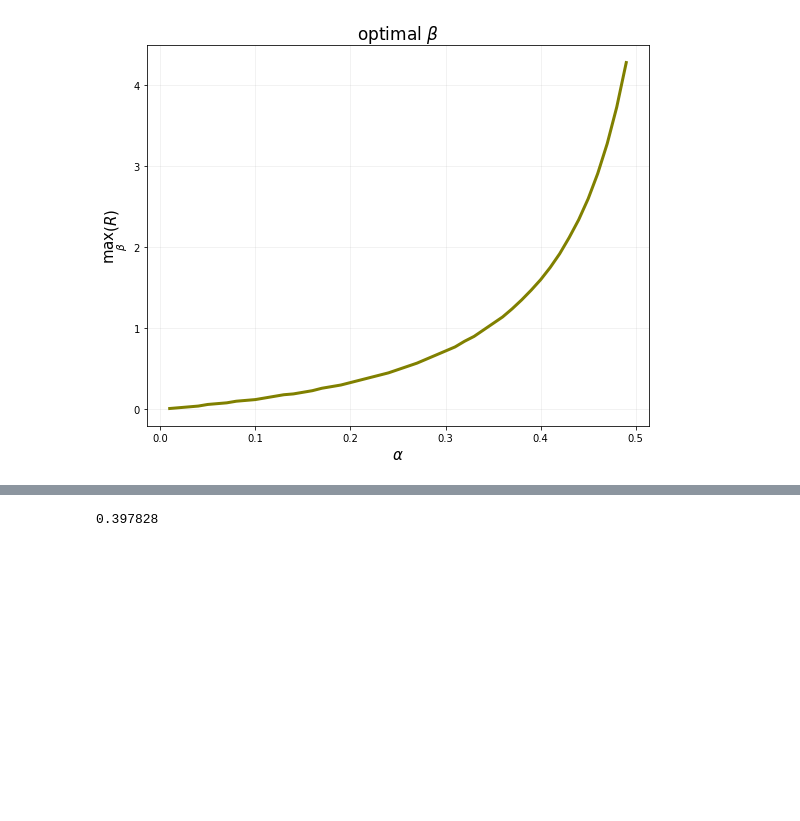
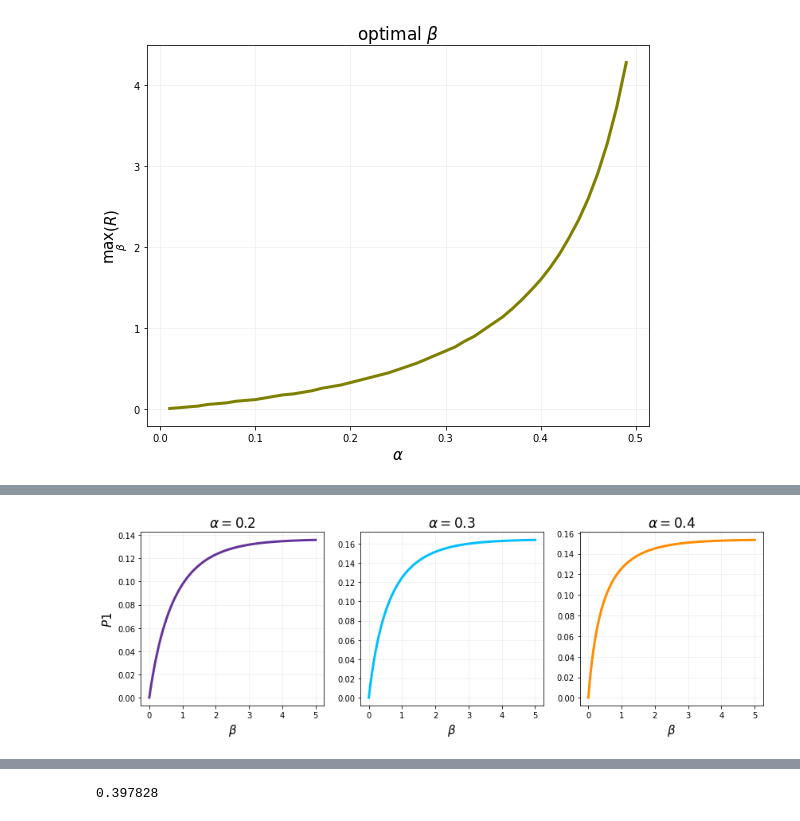
Before and after one commit to michaelneuder/opportunistic-mining, a Jupyter notebook: fusion-mining.ipynb, the cells around one changed output, grey strips where cells are left out. Drawn from its saved outputs; the diff is of its cells as text; code cells hidden in the pictures; blank space fills up the shorter version.

```diff
--- a/fusion-mining.ipynb
+++ b/fusion-mining.ipynb
@@ -85,0 +115,45 @@ plt.show()
+# %%
+# adding our rewards
+def calcP1(a, b):
+    num = a * (2*a-1) * (np.exp(b)-1)
+    den = 3 * np.power(a,2) * (np.exp(b)-1) + (2*a) - np.exp(b)
+    return num / den
+
+def calcH(a, b):
+    exp1 = (1-a) / (a * (1 - np.exp(-b)))
+    exp2 = 2 * np.power(1-a, 2)
+    exp3 = a * (1-a)
+    return calcP1(a,b) * (exp1 + exp2 + exp3)
+
+def calcA(a, b):
+    exp1 = (a * np.exp(-b)) / (a * (1 - np.exp(-b)))
+    exp2 = 2 * a * (1-a)
+    exp3 = np.power(a,2) + a
+    exp4 = a * (2-a) / (1-a)
+    exp5 = sum([np.power(a/(1-a), i-1) * a for i in range(3, 40)])
+    return calcP1(a,b) * (exp1 + exp2 + exp3 + exp4 + exp5)
+
+def calcAOverAH(a, b):
+    return calcA(a,b) / (calcA(a,b) + calcH(a,b))
+# %%
+f, axarr = plt.subplots(ncols=3, figsize=(14,4))
+
+betas = np.arange(0.001, 5.001, 0.001)
+p1s20 = [calcP1(0.2, b) for b in betas]
+p1s30 = [calcP1(0.3, b) for b in betas]
+p1s40 = [calcP1(0.4, b) for b in betas]
+axarr[0].plot(betas, p1s20, linewidth=3, color='rebeccapurple')
+axarr[1].plot(betas, p1s30, linewidth=3, color='deepskyblue')
+axarr[2].plot(betas, p1s40, linewidth=3, color='darkorange')
+
+for ax in axarr:
+    ax.set_xlabel(r'$\beta$', size=15)
+    ax.grid(alpha=0.2)
+
+axarr[0].set_ylabel(r'$P1$', size=15)
+axarr[0].set_title(r'$\alpha=0.2$', size=17)
+axarr[1].set_title(r'$\alpha=0.3$', size=17)
+axarr[2].set_title(r'$\alpha=0.4$', size=17)
+plt.show()
+# %% [output]
+[figure, added]
```
Also changed, not shown: parts of 7 cells of this notebook.
